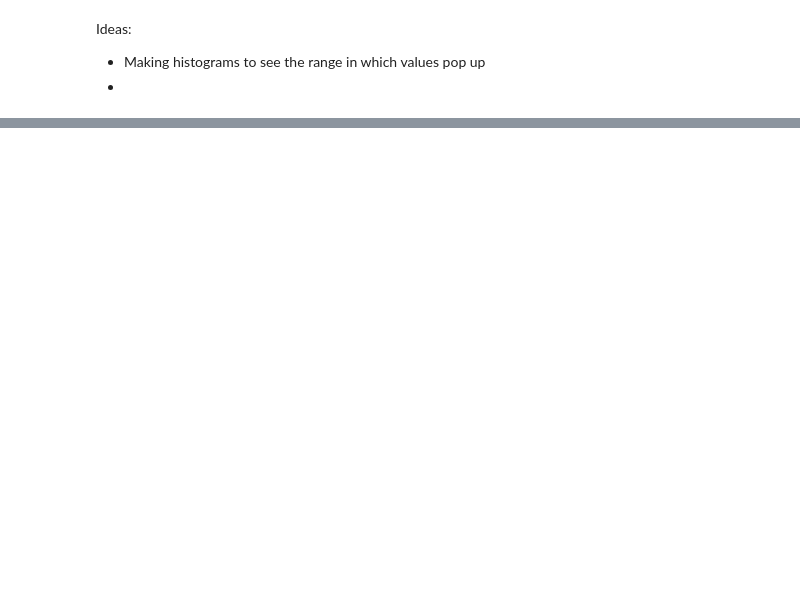
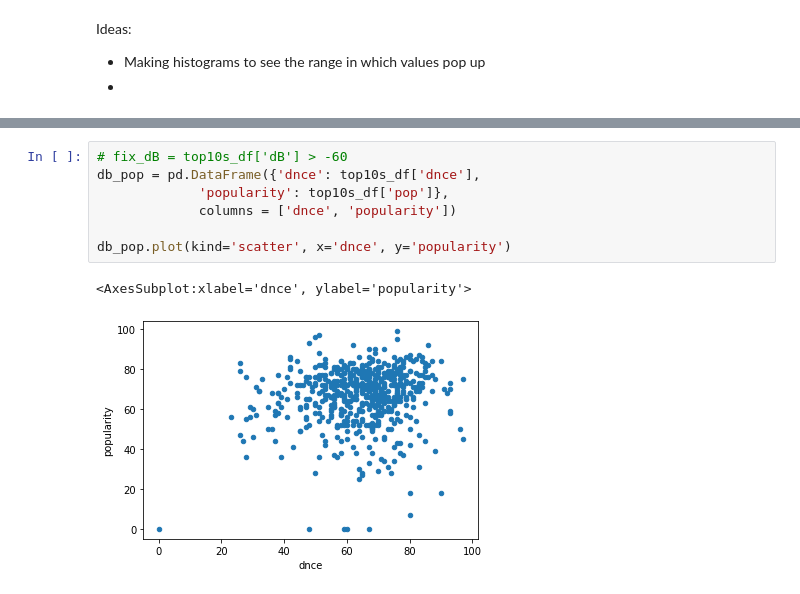
Before and after one commit to make-a-mark/dh140, a Jupyter notebook: FinalProject/Preliminary Project Notebook.ipynb, the cells around one changed output, grey strips where cells are left out. Saved outputs shown, nothing was run; the diff lists cells and outputs as text; blank space fills up the shorter version.

```diff
--- a/FinalProject/Preliminary Project Notebook.ipynb
+++ b/FinalProject/Preliminary Project Notebook.ipynb
@@ -109,0 +264,10 @@ Ideas:
+# %%
+# fix_dB = top10s_df['dB'] > -60
+db_pop = pd.DataFrame({'dnce': top10s_df['dnce'],
+             'popularity': top10s_df['pop']},
+             columns = ['dnce', 'popularity'])
+
+db_pop.plot(kind='scatter', x='dnce', y='popularity')
+# %% [output]
+<AxesSubplot:xlabel='dnce', ylabel='popularity'>
+[figure, added]
```
Also changed, not shown: parts of 20 cells of this notebook.
